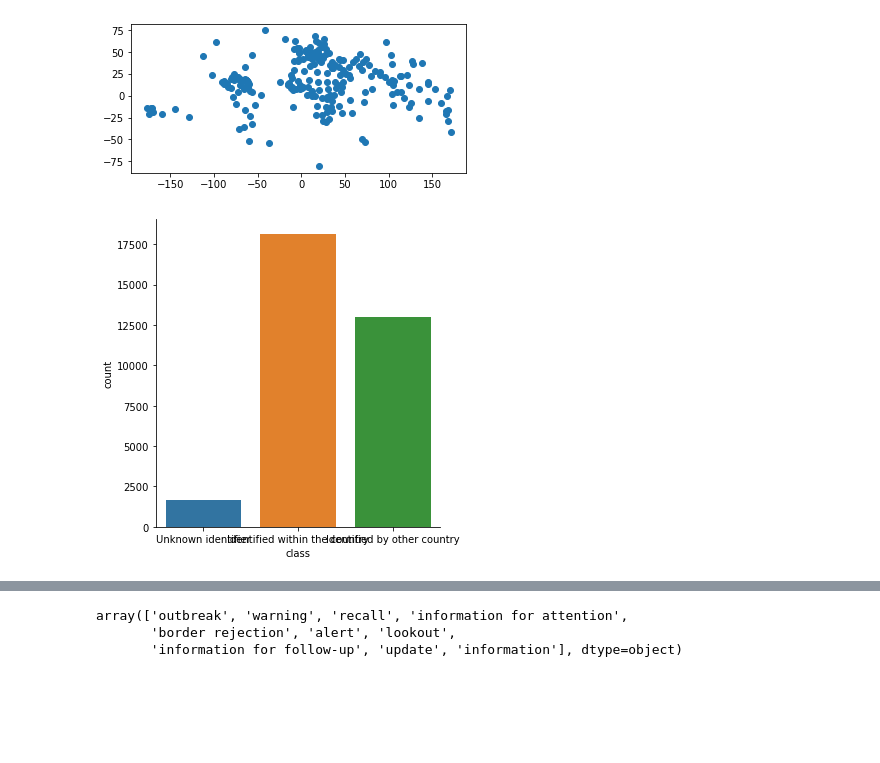
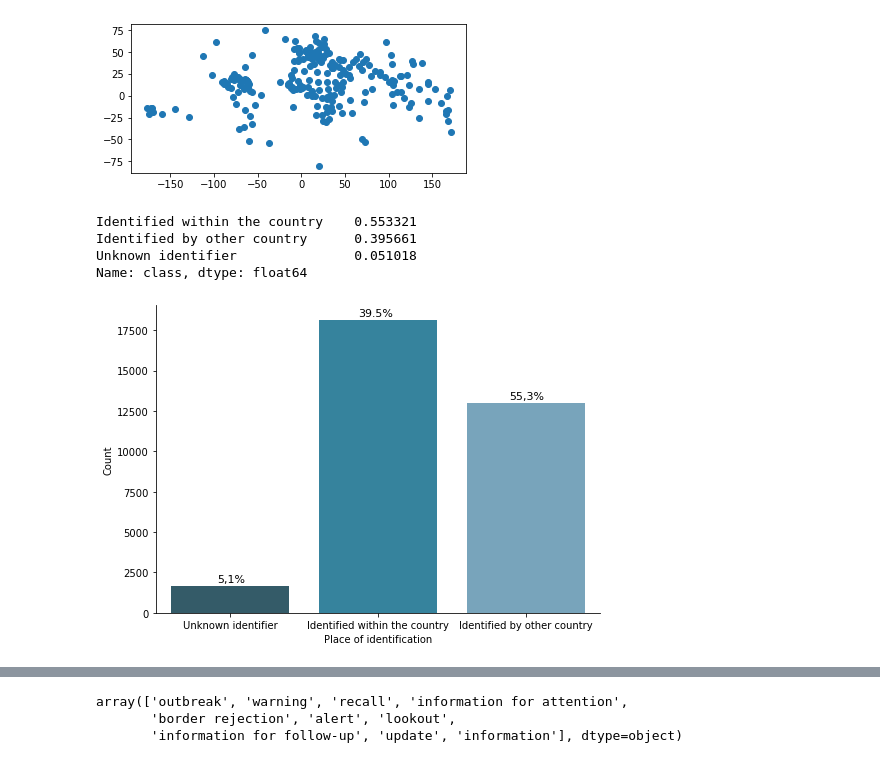
Before and after one commit to lenkahas/lenkahas.github.io, a Jupyter notebook: fsa.ipynb, the cells around one changed output, grey strips where cells are left out. Saved outputs shown, nothing was run; the diff lists cells and outputs as text; code cells hidden in the pictures; blank space fills up the shorter version.

```diff
--- a/fsa.ipynb
+++ b/fsa.ipynb
@@ -49,7 +50,20 @@ data['na'] = np.where((data['Country of Origin'].isna() |data['Notified by'].isn
 data['class'] = 'Identified by other country'
 data['class'][data['loop'] == 'Yes'] = 'Identified within the country'
 data['class'][data['na'] == 'Yes'] = 'Unknown identifier'
-# %%
-sns.catplot(x="class", kind="count", data=data);
-# %% [output]
-[figure, removed]
+# %%
+data['class'].value_counts(normalize = True)
+# %% [output]
+Identified within the country    0.553321
+Identified by other country      0.395661
+Unknown identifier               0.051018
+Name: class, dtype: float64
+# %%
+ax = sns.catplot(x="class", kind="count",palette="PuBuGn_d", data=data, height=5, aspect=1.4)
+ax.fig.text(0.22, 0.20,'5,1%', fontsize=11)
+ax.fig.text(0.50, 0.94,'39.5%', fontsize=11)
+ax.fig.text(0.80, 0.71,'55,3%', fontsize=11)
+ax.set(xlabel='Place of identification', ylabel='Count');
+#ax.set_xticklabels(rotation=20);
+plt.savefig( './../../data/food hazard/graph1.png', transparent=True)
+# %% [output]
+[figure, added]
```
Also changed, not shown: parts of 8 cells of this notebook, 9 other files.
